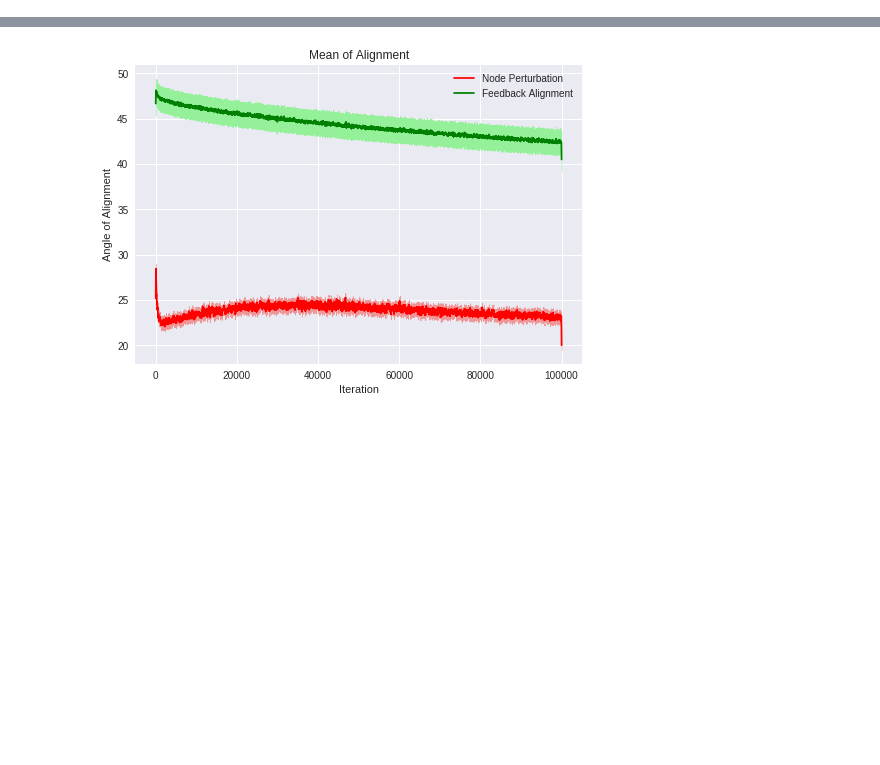
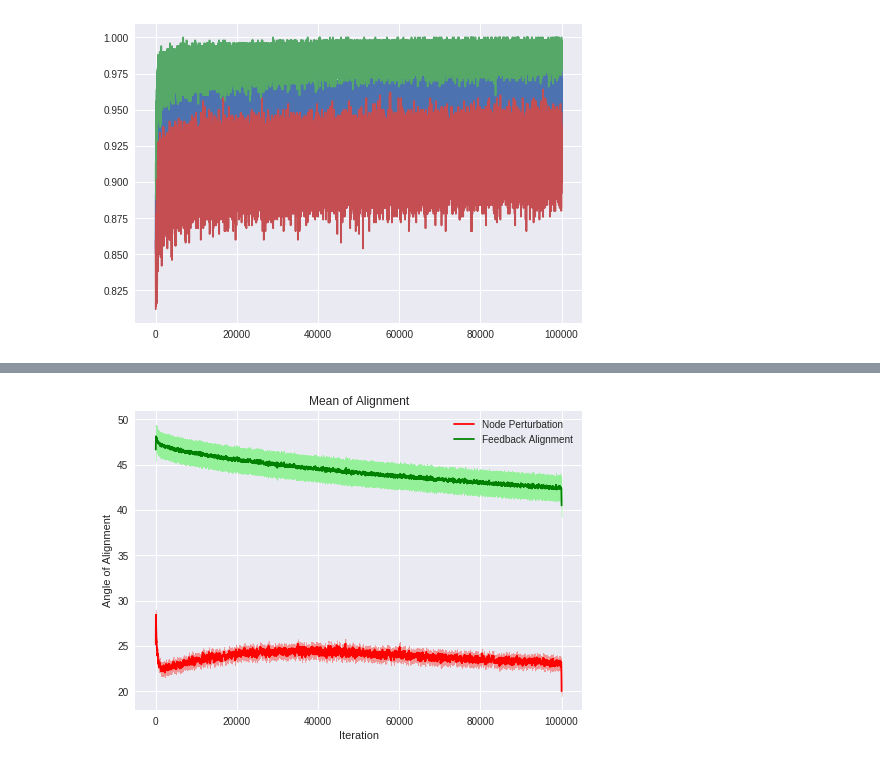
Before and after one commit to benlansdell/synthfeedback, a Jupyter notebook: MNIST analysis.ipynb, the cells around one changed output, grey strips where cells are left out. Cells and saved outputs as stored; diff of their text form; code cells hidden in the pictures; blank space fills up the shorter version.

```diff
--- a/MNIST analysis.ipynb
+++ b/MNIST analysis.ipynb
@@ -36,6 +36,13 @@ std_accnp=np.std(np_acc,axis=0)
 std_bp=np.std(bp_err,axis=0)
 std_fa=np.mean(fa_err,axis=0)
 std_np=np.mean(np_err,axis=0)
+# %%
+plt.plot(mean_accbp)
+plt.plot(mean_accfa)
+plt.plot(mean_accnp)
+plt.show()
+# %% [output]
+[figure, added]
 # %%
 N=107
 med_mean_accbp=medfilt(mean_accbp,N)
```
Also changed, not shown: parts of 2 cells of this notebook, 4 other files.
